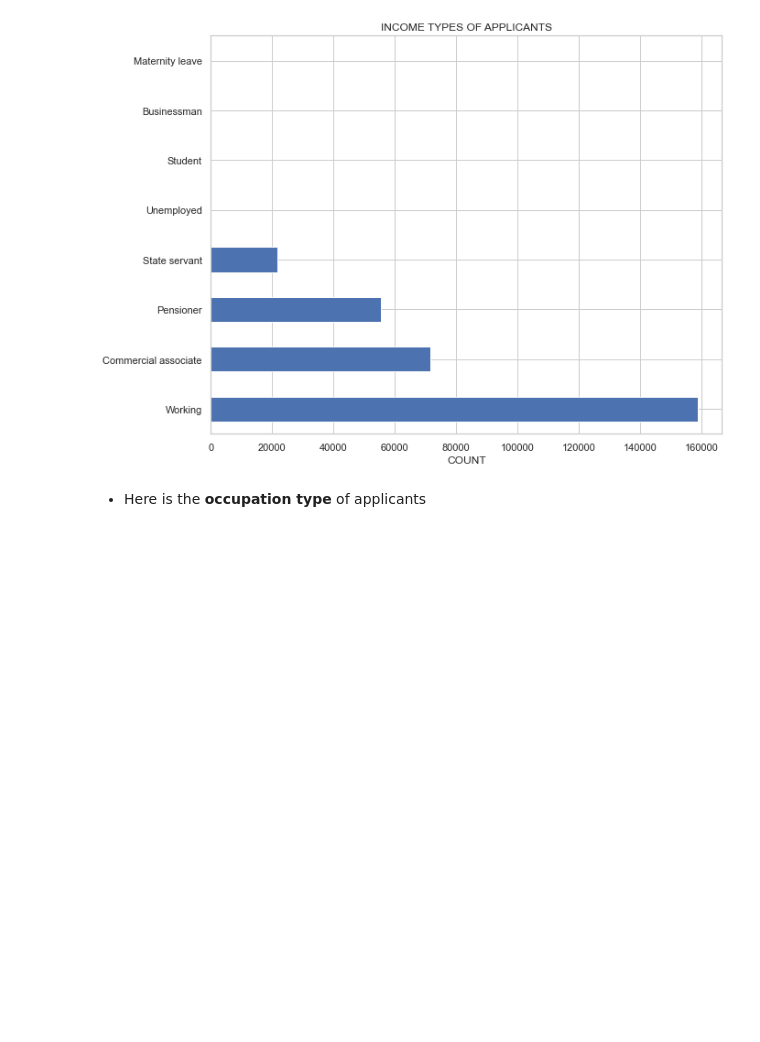
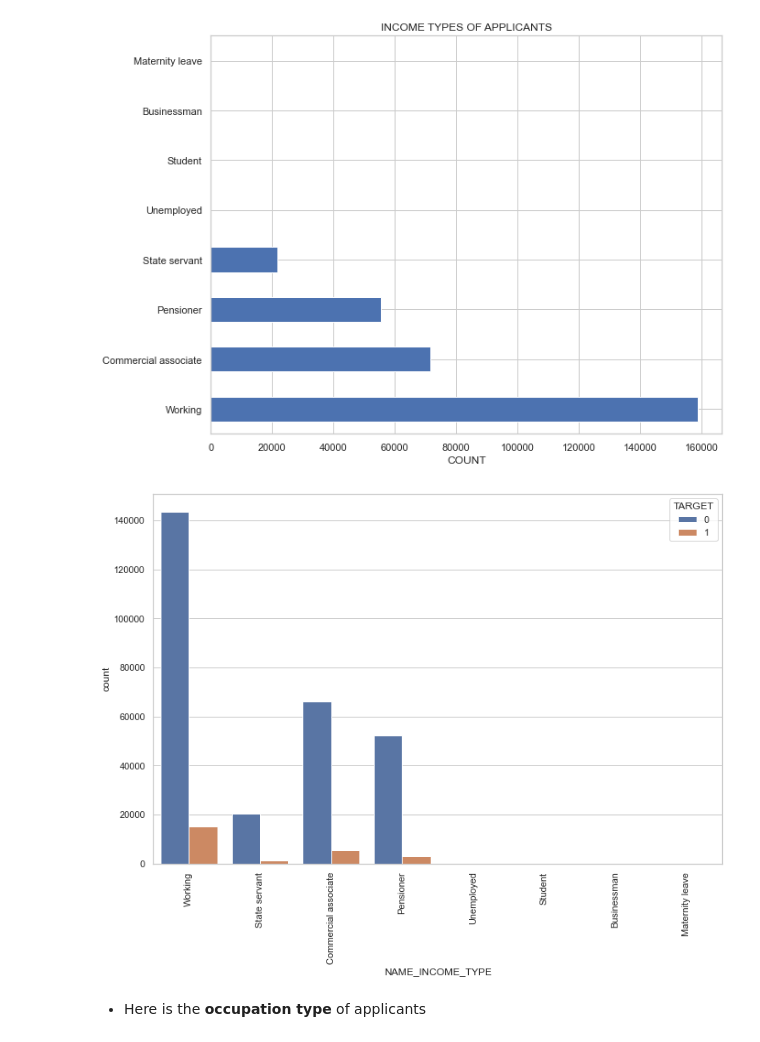
Before and after one commit to abhinav-m/data-science-bootcamp, a Jupyter notebook: upgrad-data-science-primer/Final-EDA-Graded/loan-applicants-data-visualization.ipynb, the cells around one changed output. Cells and saved outputs as stored; diff of their text form; code cells hidden in the pictures; blank space fills up the shorter version.

```diff
--- a/upgrad-data-science-primer/Final-EDA-Graded/loan-applicants-data-visualization.ipynb
+++ b/upgrad-data-science-primer/Final-EDA-Graded/loan-applicants-data-visualization.ipynb
@@ -122,6 +206,14 @@ plt.xlabel('COUNT')
 plt.show()
 # %% [output]
 [figure]
+# %%
+# Categorical variable default / paid vs whole dataset INCOME TYPE
+plt.figure(figsize=(12,8))
+sns.countplot(x='NAME_INCOME_TYPE',hue="TARGET",data=current_app_df)
+plt.xticks(rotation=90)
+plt.show()
+# %% [output]
+[figure, added]
 # %% [markdown]
 * Here is the **occupation type** of applicants
 # %%
```
Also changed, not shown: parts of 13 cells of this notebook.
